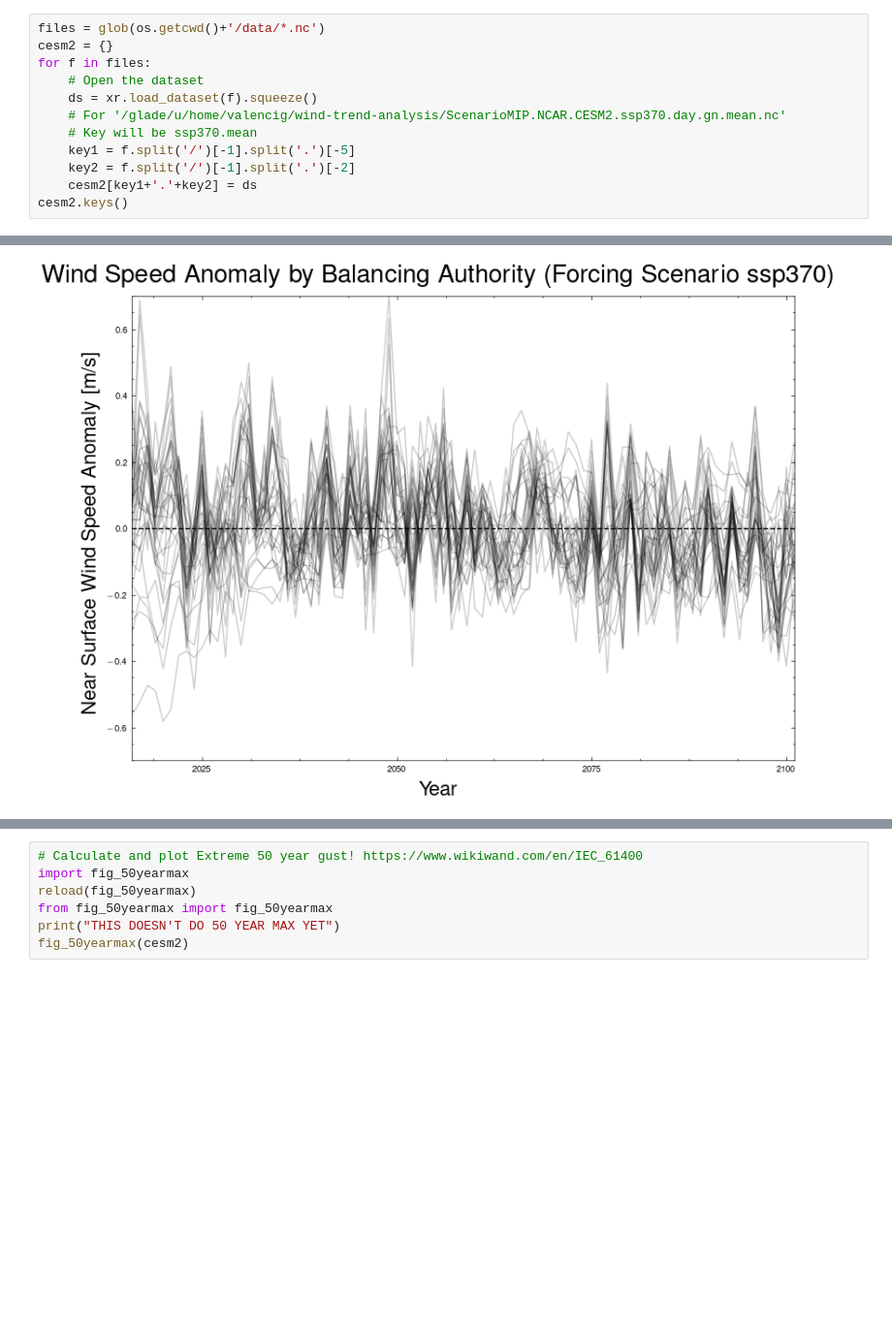
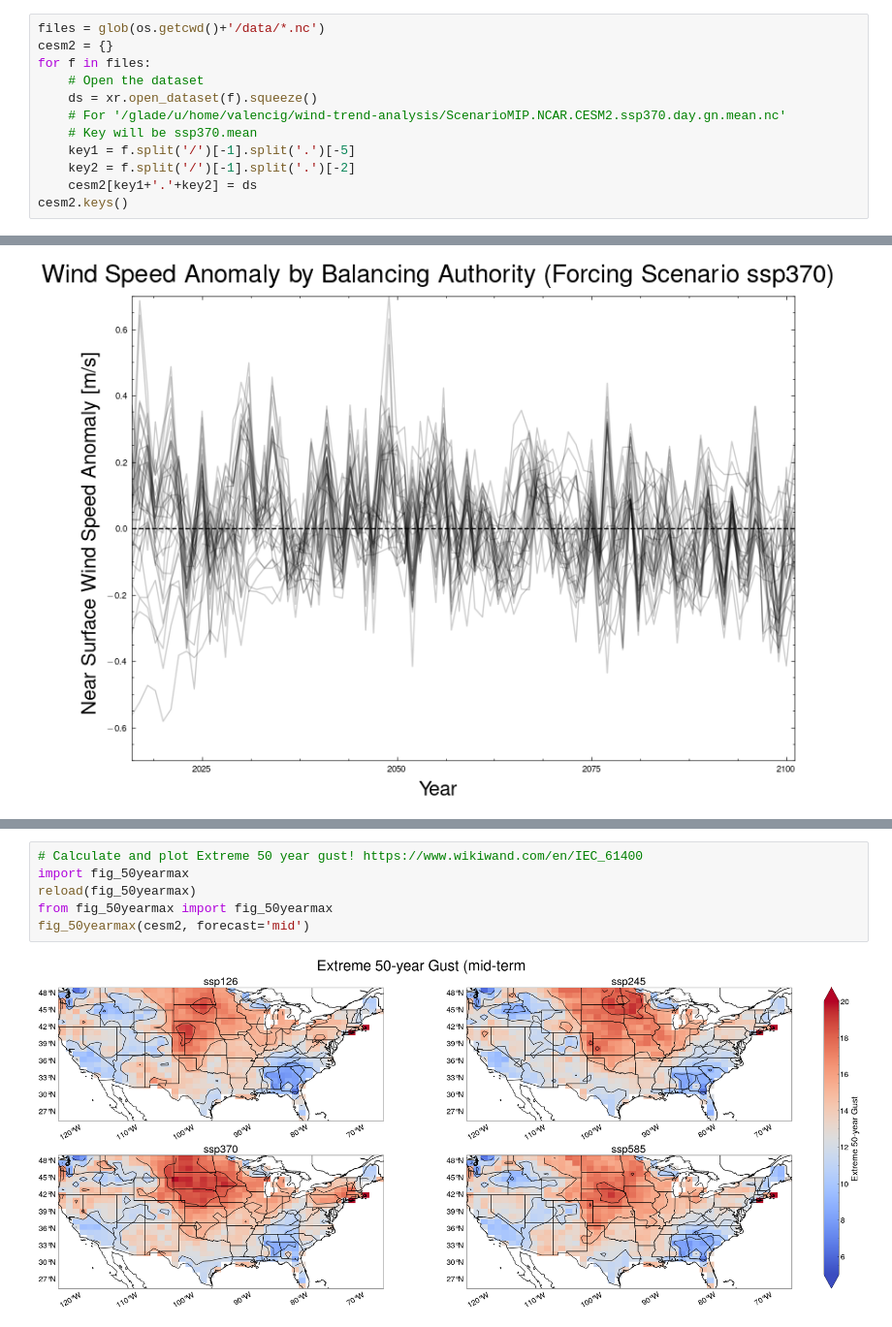
Before and after one commit to ivalencius/winds-of-change, a Jupyter notebook: plots.ipynb, the cells around one changed output, grey strips where cells are left out. Shown at 97% size. Saved outputs shown, nothing was run; the diff lists cells and outputs as text; blank space fills up the shorter version.

Commit message:
50 year extreme gust

```diff
--- a/plots.ipynb
+++ b/plots.ipynb
@@ -26,7 +26,7 @@ files = glob(os.getcwd()+'/data/*.nc')
 cesm2 = {}
 for f in files:
     # Open the dataset
-    ds = xr.load_dataset(f).squeeze()
+    ds = xr.open_dataset(f).squeeze()
     # For '/glade/u/home/valencig/wind-trend-analysis/ScenarioMIP.NCAR.CESM2.ssp370.day.gn.mean.nc'
     # Key will be ssp370.mean
     key1 = f.split('/')[-1].split('.')[-5]
@@ -115,7 +106,8 @@ frequency_analysis(
 # %%
 # Calculate and plot Extreme 50 year gust! https://www.wikiwand.com/en/IEC_61400
 import fig_50yearmax
 reload(fig_50yearmax)
 from fig_50yearmax import fig_50yearmax
-print("THIS DOESN'T DO 50 YEAR MAX YET")
-fig_50yearmax(cesm2)
+fig_50yearmax(cesm2, forecast='mid')
+# %% [output]
+[figure, added]
```
Also changed, not shown: parts of 5 cells of this notebook, 6 other files.
